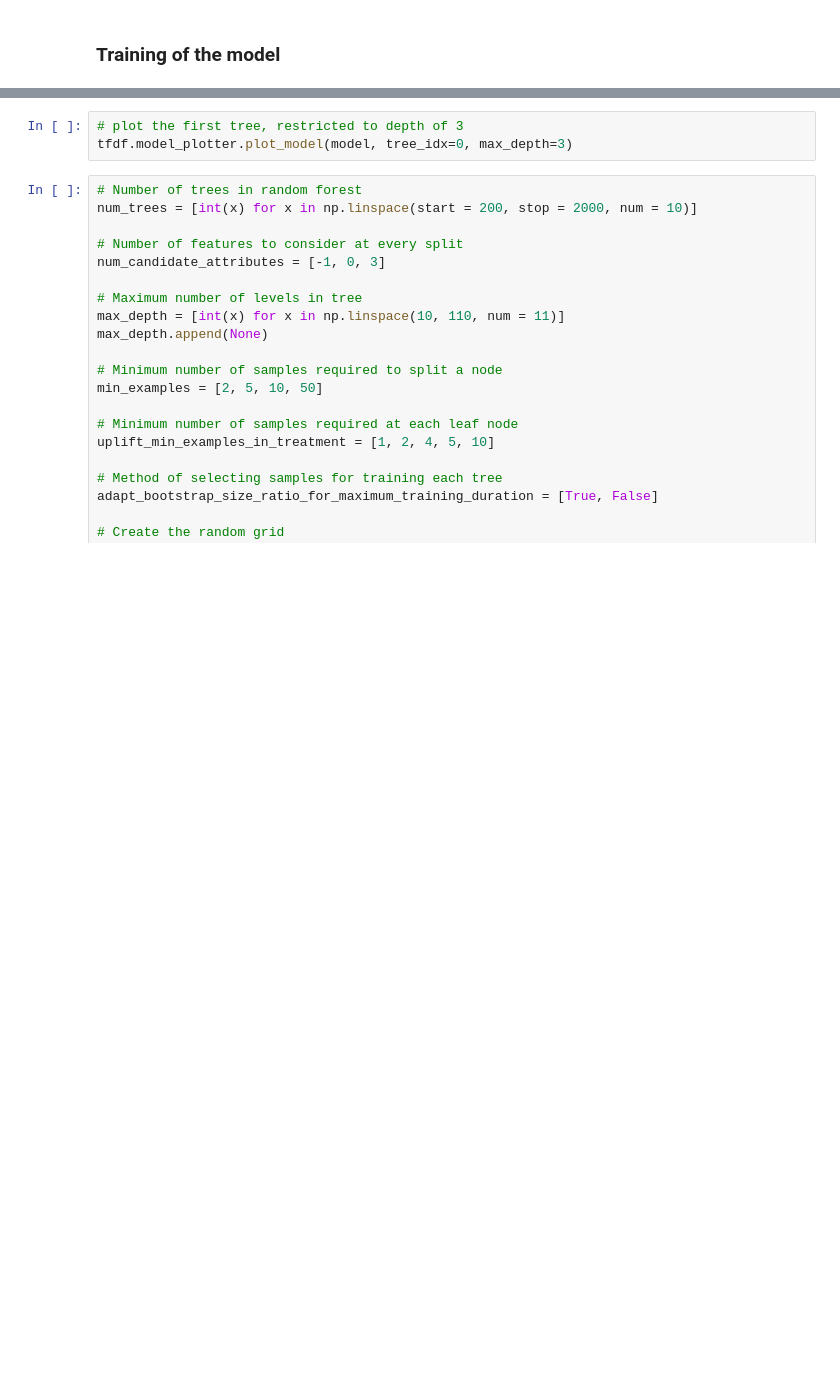
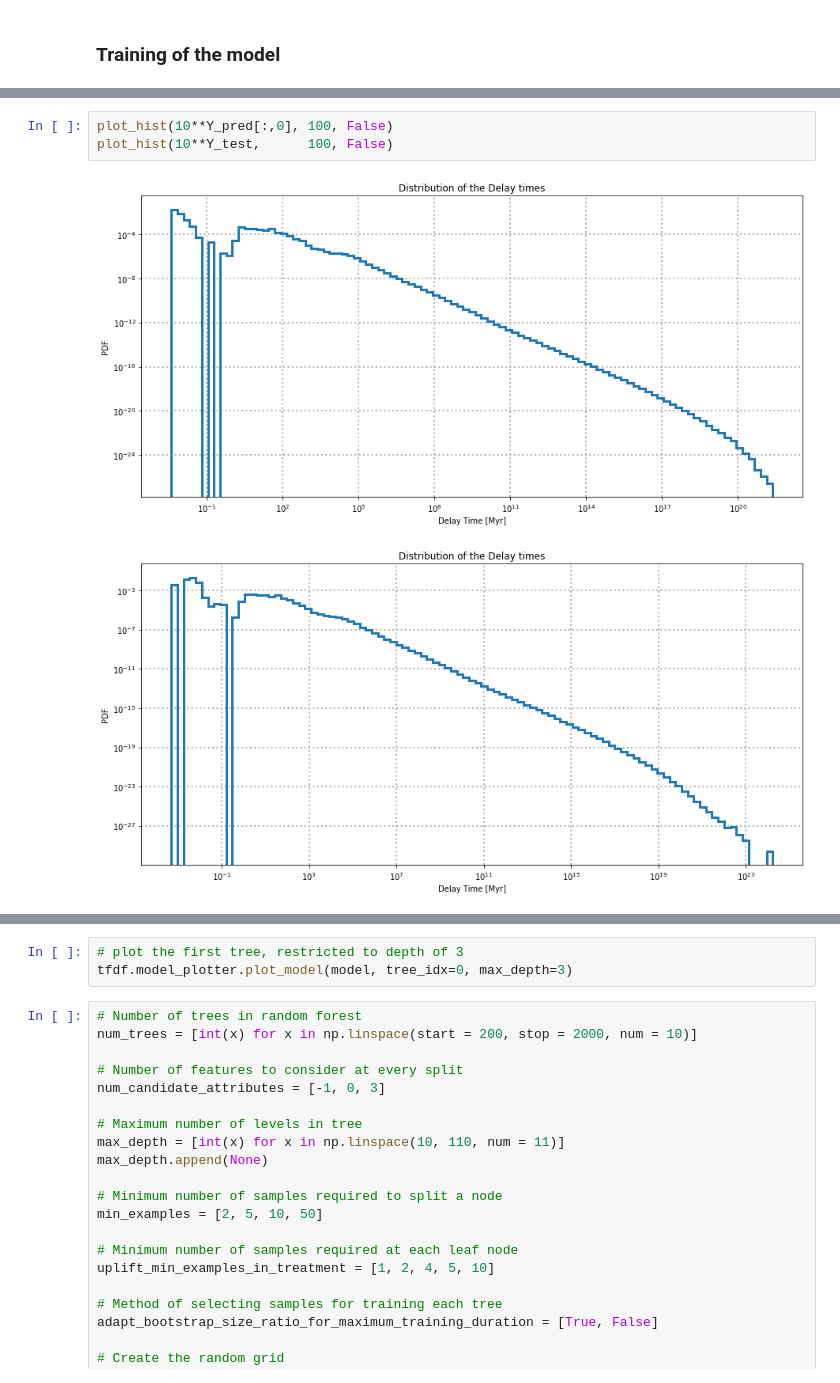
Before and after one commit to Bahadoram/Delay-Time-Dist.-of-Compact-Binary-Objects, a Jupyter notebook: random_forest.ipynb, the cells around one changed output, grey strips where cells are left out. Saved outputs shown, nothing was run; the diff lists cells and outputs as text; blank space fills up the shorter version.

```diff
--- a/random_forest.ipynb
+++ b/random_forest.ipynb
@@ -664,0 +534,6 @@ ax.grid(ls='dotted', lw=2)
+# %%
+plot_hist(10**Y_pred[:,0], 100, False)
+plot_hist(10**Y_test,      100, False)
+# %% [output]
+[figure, added]
+[figure, added]
```
Also changed, not shown: parts of 44 cells of this notebook.
